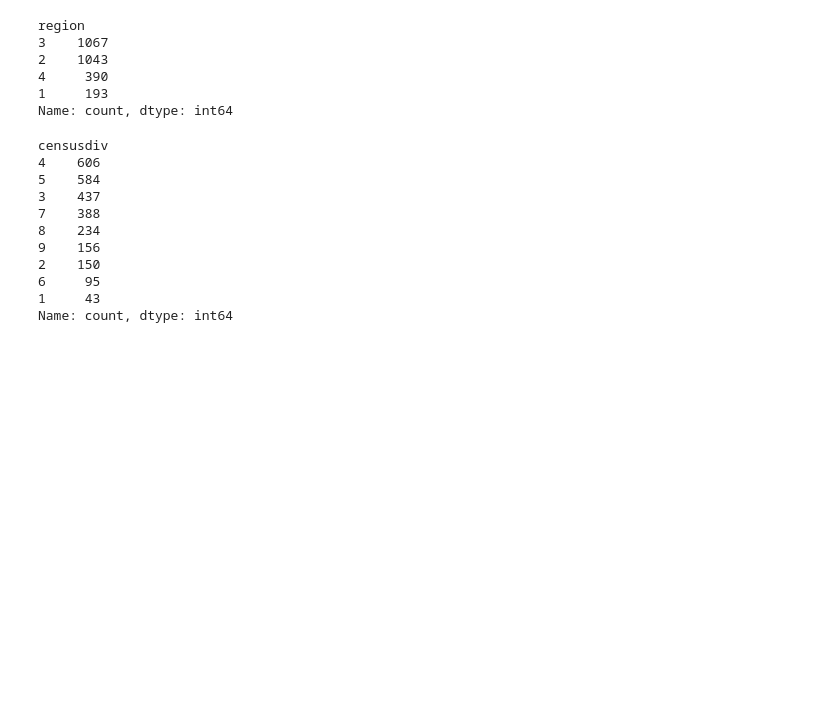
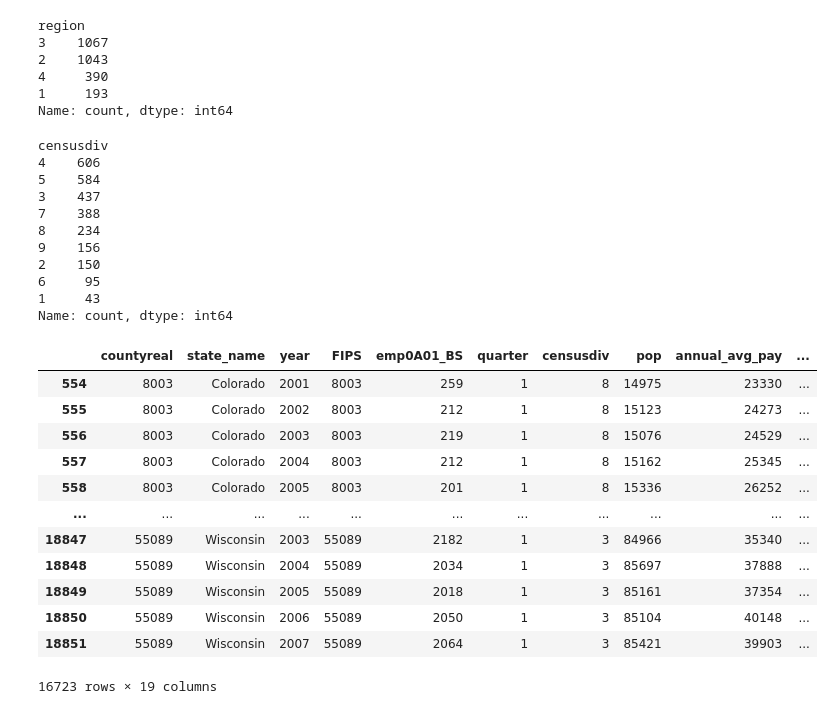
Before and after one commit to juhuijin633/NestedRiesz_Replication, a Jupyter notebook: DiD/test_DiD_dgp.ipynb, the cells around one changed output. Saved outputs shown, nothing was run; the diff lists cells and outputs as text; code cells hidden in the pictures; blank space fills up the shorter version.

```diff
--- a/DiD/test_DiD_dgp.ipynb
+++ b/DiD/test_DiD_dgp.ipynb
@@ -374,3 +375,24 @@ censusdiv
 6     95
 1     43
 Name: count, dtype: int64
+# %%
+data = pd.read_csv("https://raw.githubusercontent.com/CausalAIBook/MetricsMLNotebooks/main/data/minwage_data.csv", index_col=0)
+g_filter = (data["G"] == 0) | (data["G"] > 2004) | (data["G"] == 2003)
+# %%
+g_filtered_data = data[g_filter]
+# %%
+g_filtered_data
+# %% [output]
+|  | countyreal | state_name | year | FIPS | emp0A01_BS | quarter | censusdiv | pop | annual_avg_pay | ... |
+| 554 | 8003 | Colorado | 2001 | 8003 | 259 | 1 | 8 | 14975 | 23330 | ... |
+| 555 | 8003 | Colorado | 2002 | 8003 | 212 | 1 | 8 | 15123 | 24273 | ... |
+| 556 | 8003 | Colorado | 2003 | 8003 | 219 | 1 | 8 | 15076 | 24529 | ... |
+| 557 | 8003 | Colorado | 2004 | 8003 | 212 | 1 | 8 | 15162 | 25345 | ... |
+| 558 | 8003 | Colorado | 2005 | 8003 | 201 | 1 | 8 | 15336 | 26252 | ... |
+| ... | ... | ... | ... | ... | ... | ... | ... | ... | ... | ... |
+| 18847 | 55089 | Wisconsin | 2003 | 55089 | 2182 | 1 | 3 | 84966 | 35340 | ... |
+| 18848 | 55089 | Wisconsin | 2004 | 55089 | 2034 | 1 | 3 | 85697 | 37888 | ... |
+| 18849 | 55089 | Wisconsin | 2005 | 55089 | 2018 | 1 | 3 | 85161 | 37354 | ... |
+| 18850 | 55089 | Wisconsin | 2006 | 55089 | 2050 | 1 | 3 | 85104 | 40148 | ... |
+| 18851 | 55089 | Wisconsin | 2007 | 55089 | 2064 | 1 | 3 | 85421 | 39903 | ... |
+16723 rows × 19 columns
```
Also changed, not shown: parts of 3 cells of this notebook, 5 other files.
